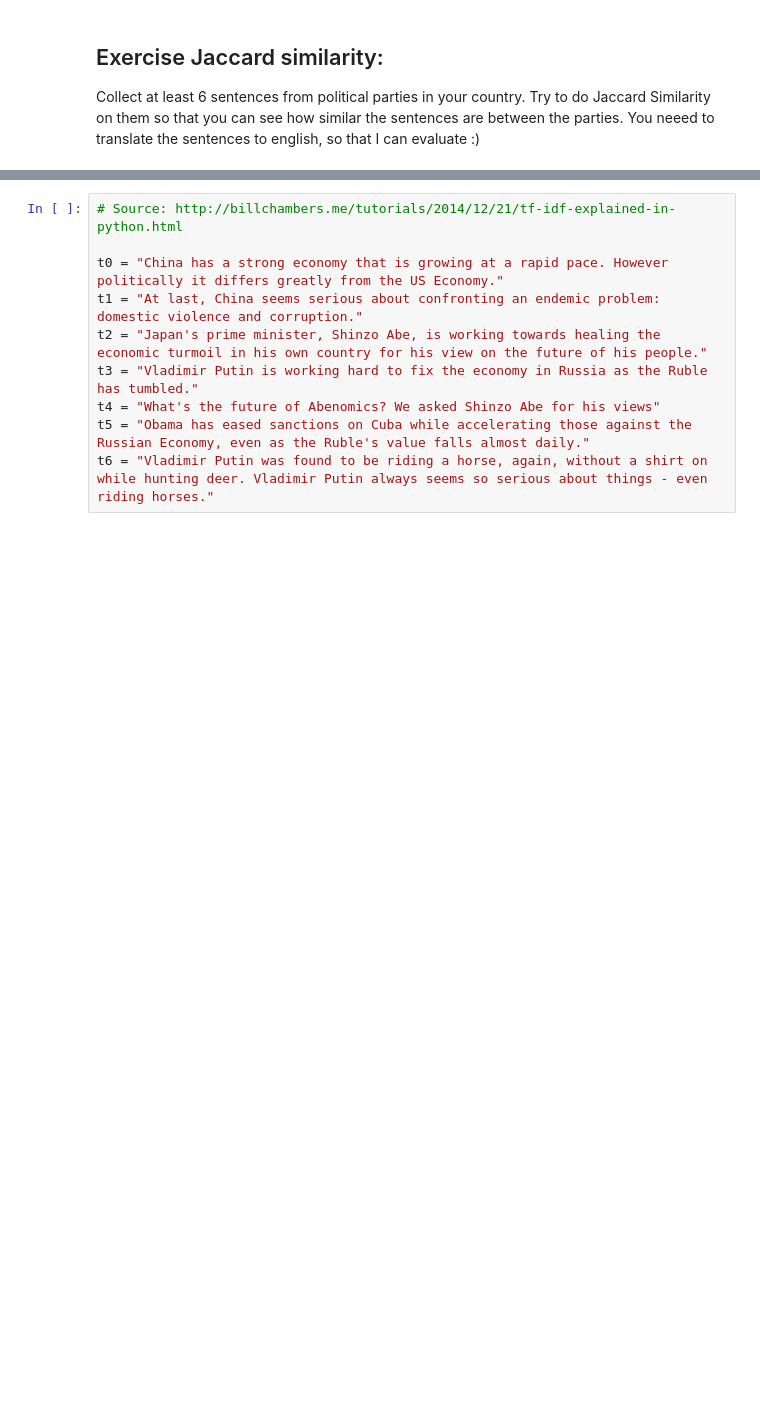
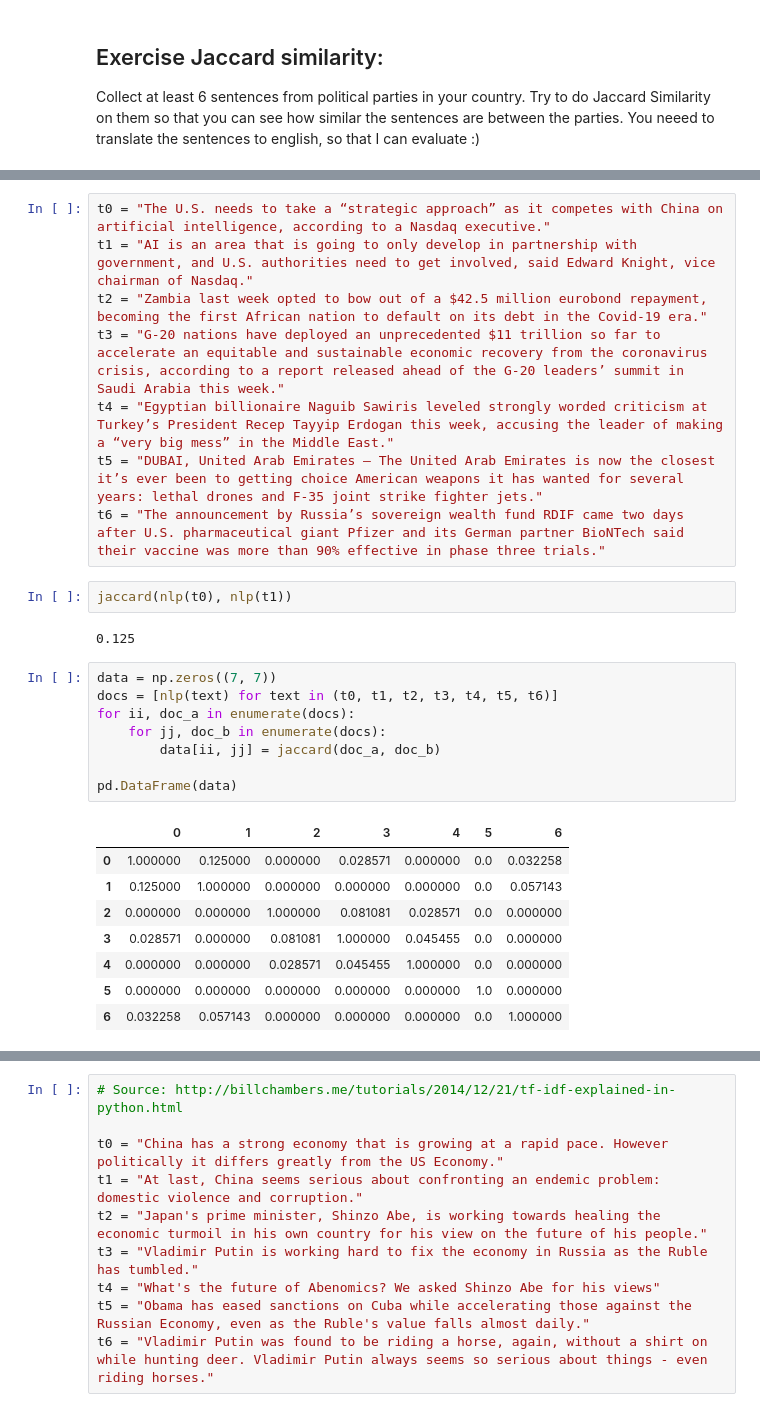
Before and after one commit to lveagithub/bts-dsf-2020, a Jupyter notebook: Session_8/08_Text_processing_continued.ipynb, the cells around one changed output, grey strips where cells are left out. Cells and saved outputs as stored; diff of their text form; blank space fills up the shorter version.

```diff
--- a/Session_8/08_Text_processing_continued.ipynb
+++ b/Session_8/08_Text_processing_continued.ipynb
@@ -625,3 +651,32 @@ Collect at least 6 sentences from political parties in your country. Try to do J
+# %%
+t0 = "The U.S. needs to take a “strategic approach” as it competes with China on artificial intelligence, according to a Nasdaq executive."
+t1 = "AI is an area that is going to only develop in partnership with government, and U.S. authorities need to get involved, said Edward Knight, vice chairman of Nasdaq."
+t2 = "Zambia last week opted to bow out of a $42.5 million eurobond repayment, becoming the first African nation to default on its debt in the Covid-19 era."
+t3 = "G-20 nations have deployed an unprecedented $11 trillion so far to accelerate an equitable and sustainable economic recovery from the coronavirus crisis, according to a report released ahead of the G-20 leaders’ summit in Saudi Arabia this week."
+t4 = "Egyptian billionaire Naguib Sawiris leveled strongly worded criticism at Turkey’s President Recep Tayyip Erdogan this week, accusing the leader of making a “very big mess” in the Middle East."
+t5 = "DUBAI, United Arab Emirates — The United Arab Emirates is now the closest it’s ever been to getting choice American weapons it has wanted for several years: lethal drones and F-35 joint strike fighter jets."
+t6 = "The announcement by Russia’s sovereign wealth fund RDIF came two days after U.S. pharmaceutical giant Pfizer and its German partner BioNTech said their vaccine was more than 90% effective in phase three trials."
+# %%
+jaccard(nlp(t0), nlp(t1))
+# %% [output]
+0.125
+# %%
+data = np.zeros((7, 7))
+docs = [nlp(text) for text in (t0, t1, t2, t3, t4, t5, t6)]
+for ii, doc_a in enumerate(docs):
+    for jj, doc_b in enumerate(docs):
+        data[ii, jj] = jaccard(doc_a, doc_b)
+
+pd.DataFrame(data)
+# %% [output]
+|  | 0 | 1 | 2 | 3 | 4 | 5 | 6 |
+| 0 | 1.000000 | 0.125000 | 0.000000 | 0.028571 | 0.000000 | 0.0 | 0.032258 |
+| 1 | 0.125000 | 1.000000 | 0.000000 | 0.000000 | 0.000000 | 0.0 | 0.057143 |
+| 2 | 0.000000 | 0.000000 | 1.000000 | 0.081081 | 0.028571 | 0.0 | 0.000000 |
+| 3 | 0.028571 | 0.000000 | 0.081081 | 1.000000 | 0.045455 | 0.0 | 0.000000 |
+| 4 | 0.000000 | 0.000000 | 0.028571 | 0.045455 | 1.000000 | 0.0 | 0.000000 |
+| 5 | 0.000000 | 0.000000 | 0.000000 | 0.000000 | 0.000000 | 1.0 | 0.000000 |
+| 6 | 0.032258 | 0.057143 | 0.000000 | 0.000000 | 0.000000 | 0.0 | 1.000000 |
 # %% [markdown]
 ## TF - IDF: exercise example
 
```
Also changed, not shown: parts of 22 cells of this notebook, 3 other files.
